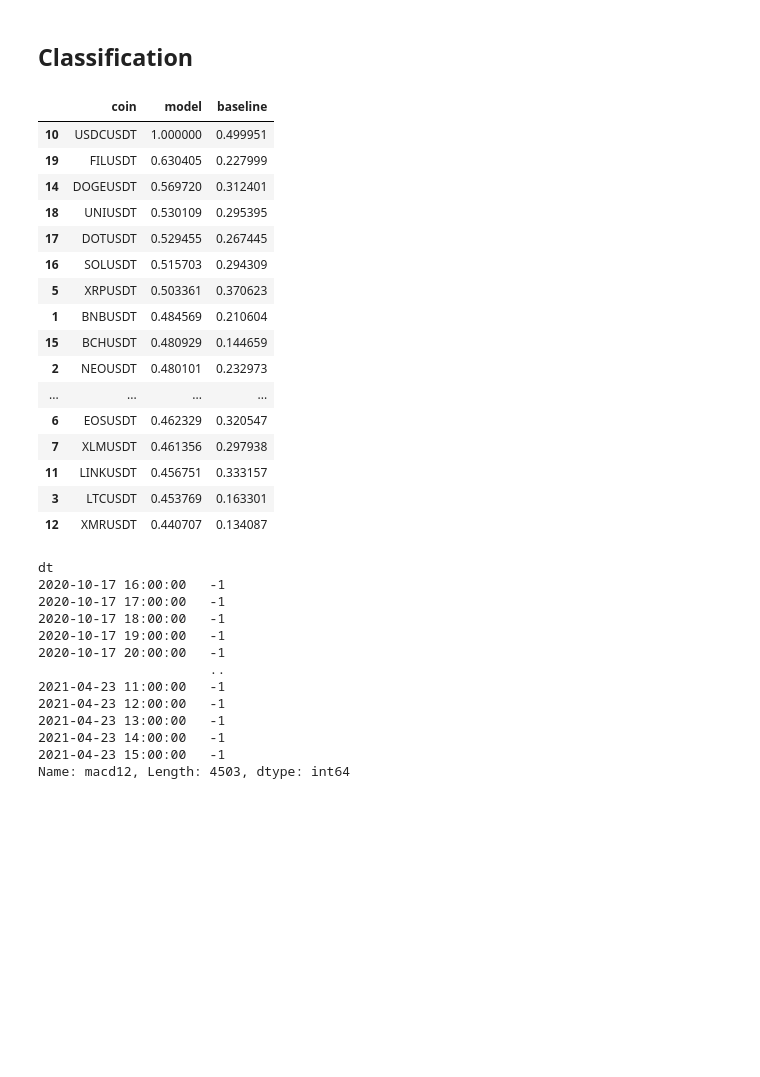
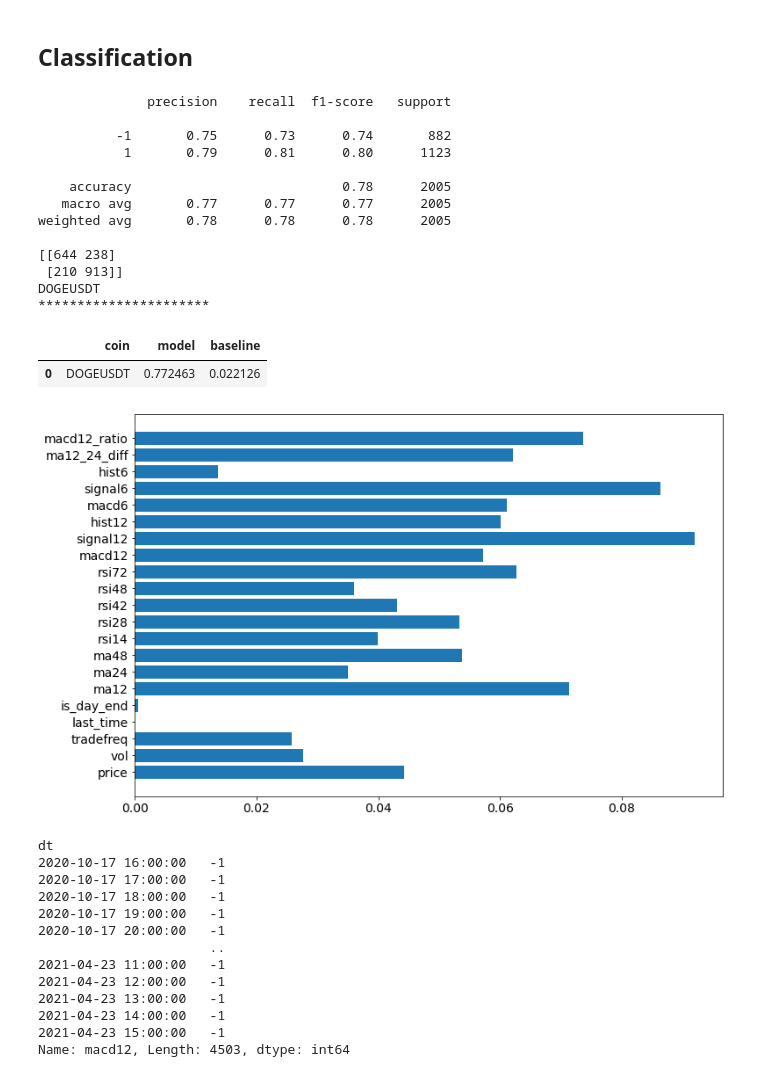
Before and after one commit to aalici/SmartCryptoSearchInTrends, a Jupyter notebook: binance_first.ipynb, the cells around one changed output. Drawn from its saved outputs; the diff is of its cells as text; code cells hidden in the pictures; blank space fills up the shorter version.

```diff
--- a/binance_first.ipynb
+++ b/binance_first.ipynb
@@ -100,6 +112,9 @@ coin_list_df["Keywords"]  = coin_list_df.apply(lambda row: row["Name"].lower() +
                                row["Symbolusd"].lower() + "," +
                                row["Keywords"].lower()  , axis = 1)
 
+
+coin_list_df = coin_list_df.head(25)
+
 coin_list = list(coin_list_df.Symbolusd)
 coin_list.append('BTCTRY')
 
@@ -183,6 +234,7 @@ def f_update_coins(coinlist, dict_all=None):
 # %%
 #dict_all_coins = f_update_coins(coin_list, dict_all_coins)
 dict_all_coins = f_update_coins(coin_list, dict_all = None)
+dict_all_coins = f_update_lastprice(coin_list, dict_all = None)
 # %%
 for key in dict_all_coins.get( "DOGEUSDT").keys():
     print(key)
@@ -258,7 +310,7 @@ df_all_coins
 # %%
-df_all_coins["next1price"] = df_all_coins.groupby(['coin'])['price'].shift(-6)
-df_all_coins["next2price"] = df_all_coins.groupby(['coin'])['price'].shift(-12)
-df_all_coins["next3price"] = df_all_coins.groupby(['coin'])['price'].shift(-24)
+df_all_coins["next1price"] = df_all_coins.groupby(['coin'])['price'].shift(-4)
+df_all_coins["next2price"] = df_all_coins.groupby(['coin'])['price'].shift(-8)
+df_all_coins["next3price"] = df_all_coins.groupby(['coin'])['price'].shift(-12)
 
 df_all_coins["Target"] = 0
 
@@ -295,11 +347,17 @@ for coin in df_all_coins.coin.unique():
     df_all_coins.loc[index_t, 'rsi14'] = btalib.rsi(df_all_coins.loc[index_t, 'price'], period=14).df.values.tolist()
     df_all_coins.loc[index_t, 'rsi28'] = btalib.rsi(df_all_coins.loc[index_t, 'price'], period=28).df.values.tolist()
     df_all_coins.loc[index_t, 'rsi42'] = btalib.rsi(df_all_coins.loc[index_t, 'price'], period=42).df.values.tolist()
+    df_all_coins.loc[index_t, 'rsi48'] = btalib.rsi(df_all_coins.loc[index_t, 'price'], period=48).df.values.tolist()
+    df_all_coins.loc[index_t, 'rsi72'] = btalib.rsi(df_all_coins.loc[index_t, 'price'], period=72).df.values.tolist()
     df_all_coins.loc[index_t, ["macd12", "signal12", "hist12"] ] =  \
                     btalib.macd(df_all_coins.loc[index_t, 'price'], pfast=12, pslow=24, psignal=9).df.values.tolist()
+    df_all_coins.loc[index_t, ["macd6", "signal6", "hist6"] ] =  \
+                    btalib.macd(df_all_coins.loc[index_t, 'price'], pfast=6, pslow=12, psignal=4).df.values.tolist()
 
-
+df_all_coins['ma12_24_diff'] = df_all_coins['ma12'] - df_all_coins['ma24']
+df_all_coins['macd12_ratio'] = df_all_coins['macd12'] - df_all_coins['price']
 
 
 df_all_coins.loc[df_all_coins.coin == 'DOGEUSDT', :].Target.value_counts()
+#df_all_coins.columns
 # %% [output]
@@ -335,54 +394,66 @@ from sklearn.tree import DecisionTreeClassifier
 from sklearn.ensemble import RandomForestClassifier
 from sklearn.metrics import classification_report
 from sklearn.metrics import confusion_matrix
 from sklearn.metrics import f1_score
 import warnings
 warnings.filterwarnings("ignore")
-
+from matplotlib import pyplot as plt
 
 list_all = []
-for coin in df_all_coins.coin.unique():
+#for coin in df_all_coins.coin.unique():
+for coin in ['DOGEUSDT']: #DOGEUSDT, LUNAUSDT, XRPUSDT,UNIUSDT, FILUSDT
+
 
     clf = RandomForestClassifier(n_estimators=10 ,random_state=0, max_depth = 5, class_weight = "balanced")
 
     #df_tmp = df_all_coins.copy()
-    df_tmp = df_all_coins.loc[df_all_coins.coin ==coin, : ]
+    #df_tmp = df_all_coins.loc[df_all_coins.coin==coin, : ]
+    df_tmp = df_all_coins.loc[(df_all_coins.coin==coin) & (df_all_coins.Target != 0), : ]
     df_tmp.dropna(inplace = True)
     y = df_tmp.loc[:, ["Target"]]
     X = df_tmp.loc[:, [ x for x in df_tmp.columns if x not in (["Target", "coin", "next1price", "next2price", "next3price"])  ]]
 
     df_tmp.loc[:, ["Target"]]
 
     clf.fit(X , y)
     y_pred = clf.predict(X)
-    #print(classification_report(y, y_pred))
-    #print(confusion_matrix(y, y_pred))
+    print(classification_report(y, y_pred))
+    print(confusion_matrix(y, y_pred))
     list_all.append([coin,
                      f1_score(y, y_pred, average='macro'),
                      f1_score(y, df_tmp["macd12"].apply(lambda x: 1 if x > 0.01 else  (-1 if x < -0.01 else 0 ) ), average='macro')])
 
     del df_tmp
 
+    print(coin)
+    #graph for feature importance
+    plt.rcParams.update({'figure.figsize': (12.0, 8.0)})
+    plt.rcParams.update({'font.size': 14})
+
+    plt.barh(X.columns, clf.feature_importances_)
+    #from sklearn.metrics import f1_score
+    #f1_score(y, y_pred, average='macro')
+    print('**********************')
+
     #print(coin + " - " +  str(f1_score(y, y_pred, average='macro')))
 pd.DataFrame(data = list_all, columns = ["coin", "model", "baseline"]).sort_values(by="model", ascending = False)
 # %% [output]
+              precision    recall  f1-score   support
+
+          -1       0.75      0.73      0.74       882
+           1       0.79      0.81      0.80      1123
+
+    accuracy                           0.78      2005
+   macro avg       0.77      0.77      0.77      2005
+weighted avg       0.78      0.78      0.78      2005
+
+[[644 238]
+ [210 913]]
+DOGEUSDT
+**********************
 |  | coin | model | baseline |
-| 10 | USDCUSDT | 1.000000 | 0.499951 |
-| 19 | FILUSDT | 0.630405 | 0.227999 |
-| 14 | DOGEUSDT | 0.569720 | 0.312401 |
-| 18 | UNIUSDT | 0.530109 | 0.295395 |
-| 17 | DOTUSDT | 0.529455 | 0.267445 |
-| 16 | SOLUSDT | 0.515703 | 0.294309 |
-| 5 | XRPUSDT | 0.503361 | 0.370623 |
-| 1 | BNBUSDT | 0.484569 | 0.210604 |
-| 15 | BCHUSDT | 0.480929 | 0.144659 |
-| 2 | NEOUSDT | 0.480101 | 0.232973 |
-| ... | ... | ... | ... |
-| 6 | EOSUSDT | 0.462329 | 0.320547 |
-| 7 | XLMUSDT | 0.461356 | 0.297938 |
-| 11 | LINKUSDT | 0.456751 | 0.333157 |
-| 3 | LTCUSDT | 0.453769 | 0.163301 |
-| 12 | XMRUSDT | 0.440707 | 0.134087 |
+| 0 | DOGEUSDT | 0.772463 | 0.022126 |
+[figure, added]
 # %%
     df_tmp = df_all_coins.loc[df_all_coins.coin ==coin, : ]
     df_tmp.dropna(inplace = True)
```
Also changed, not shown: parts of 12 cells of this notebook, 1 other file.
